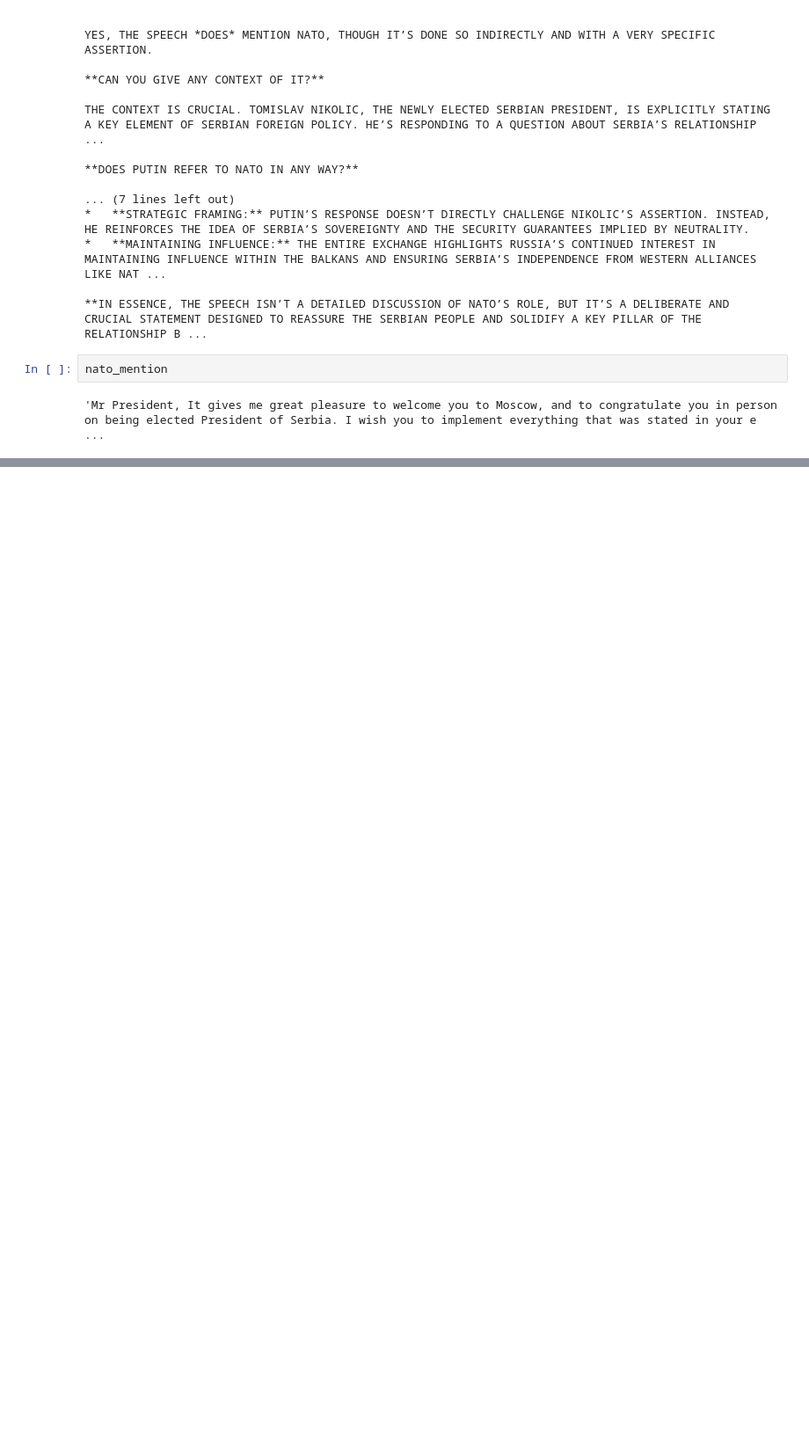
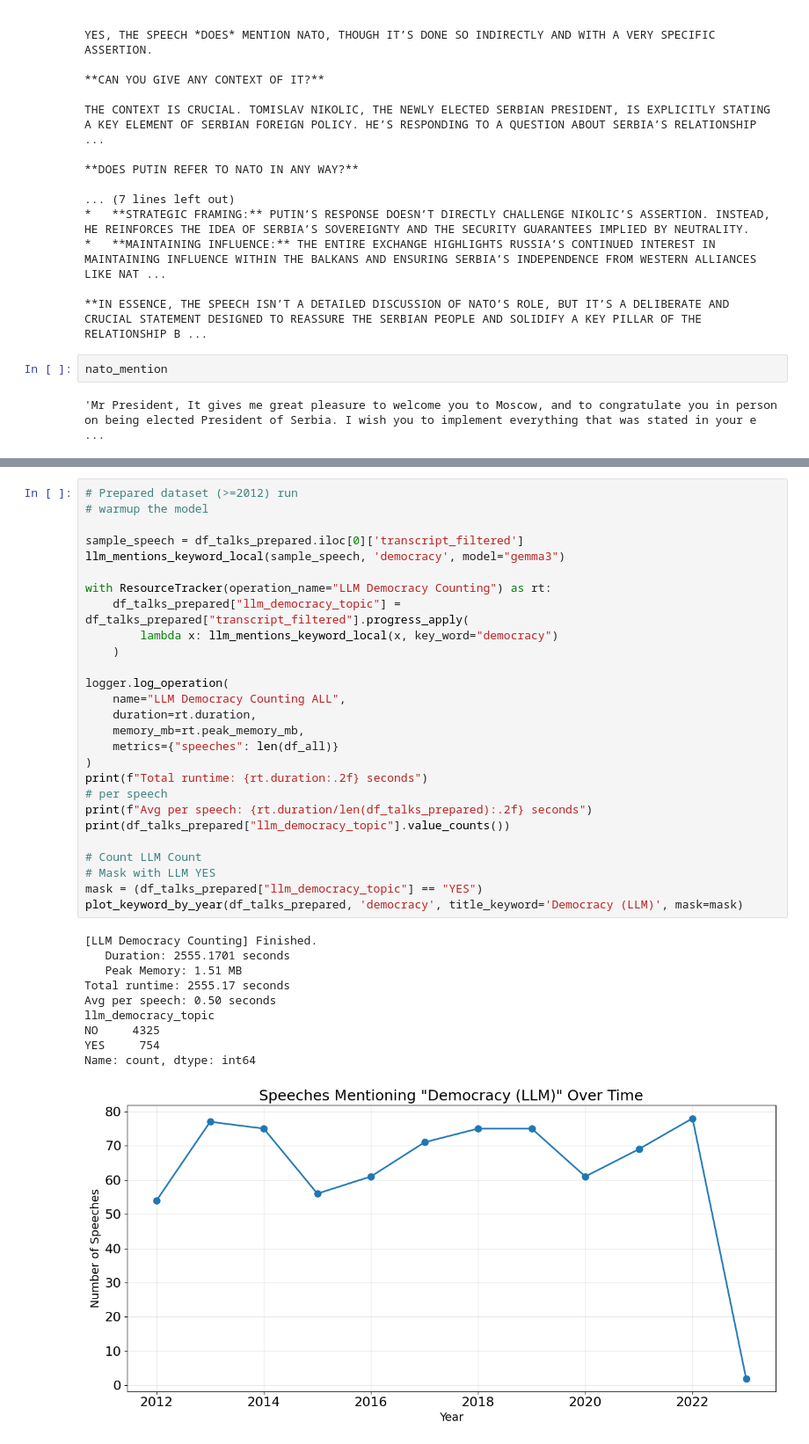
Before and after one commit to szuvarska/PutinsTalksAnalysis, a Jupyter notebook: notebooks/04a_counting.ipynb, the cells around one changed output, grey strips where cells are left out. Shown at 88% size. Drawn from its saved outputs; the diff is of its cells as text; blank space fills up the shorter version.

```diff
--- a/notebooks/04a_counting.ipynb
+++ b/notebooks/04a_counting.ipynb
@@ -333,0 +467,38 @@ print(f"NATO-related speeches (LLM): {nato_llm_count} / {len(df_llm)}")
+# %%
+# Prepared dataset (>=2012) run
+# warmup the model
+
+sample_speech = df_talks_prepared.iloc[0]['transcript_filtered']
+llm_mentions_keyword_local(sample_speech, 'democracy', model="gemma3")
+
+with ResourceTracker(operation_name="LLM Democracy Counting") as rt:
+    df_talks_prepared["llm_democracy_topic"] = df_talks_prepared["transcript_filtered"].progress_apply(
+        lambda x: llm_mentions_keyword_local(x, key_word="democracy")
+    )
+
+logger.log_operation(
+    name="LLM Democracy Counting ALL",
+    duration=rt.duration,
+    memory_mb=rt.peak_memory_mb,
+    metrics={"speeches": len(df_all)}
+)
+print(f"Total runtime: {rt.duration:.2f} seconds")
+# per speech
+print(f"Avg per speech: {rt.duration/len(df_talks_prepared):.2f} seconds")
+print(df_talks_prepared["llm_democracy_topic"].value_counts())
+
+# Count LLM Count
+# Mask with LLM YES
+mask = (df_talks_prepared["llm_democracy_topic"] == "YES")
+plot_keyword_by_year(df_talks_prepared, 'democracy', title_keyword='Democracy (LLM)', mask=mask)
+# %% [output]
+[LLM Democracy Counting] Finished.
+   Duration: 2555.1701 seconds
+   Peak Memory: 1.51 MB
+Total runtime: 2555.17 seconds
+Avg per speech: 0.50 seconds
+llm_democracy_topic
+NO     4325
+YES     754
+Name: count, dtype: int64
+[figure, added]
```
Also changed, not shown: parts of 23 cells of this notebook, 4 other files.
